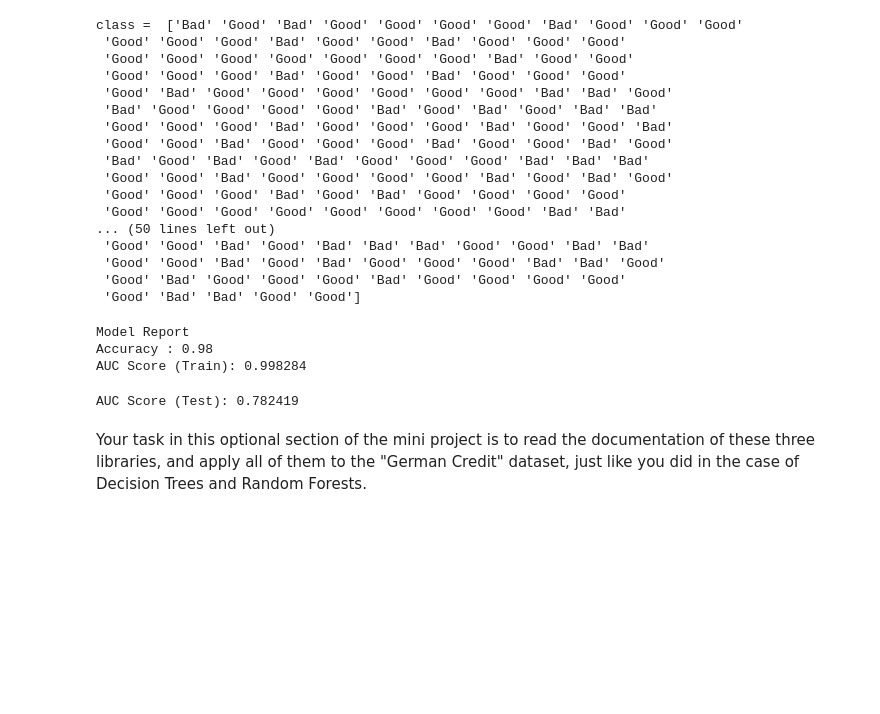
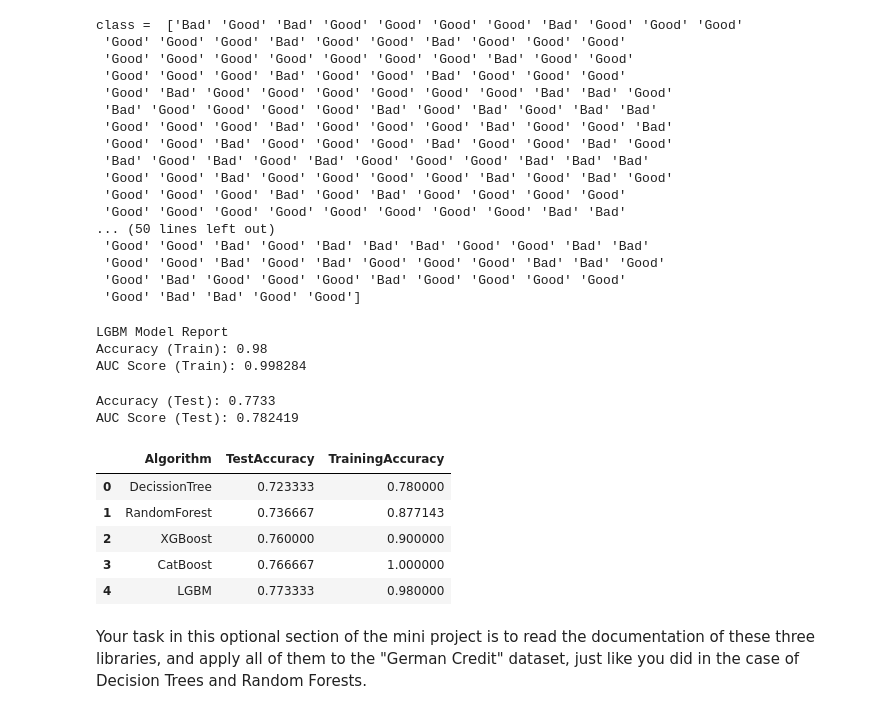
Before and after one commit to santoshgurujula/Springboard_Tasks, a Jupyter notebook: Mini_Project_Tree-Based_Algorithms.ipynb, the cells around one changed output. Saved outputs shown, nothing was run; the diff lists cells and outputs as text; code cells hidden in the pictures; blank space fills up the shorter version.

```diff
--- a/Mini_Project_Tree-Based_Algorithms.ipynb
+++ b/Mini_Project_Tree-Based_Algorithms.ipynb
@@ -676,4 +736,7 @@ class =  ['Bad' 'Good' 'Bad' 'Good' 'Good' 'Good' 'Good' 'Bad' 'Good' 'Good' 'Go
 # %%
+dtest_predictions = default_cb.predict(Xtest)
 preds_test_proba = default_cb.predict_proba(Xtest)[:,1]
+catboost_test_score =metrics.accuracy_score(ytest, dtest_predictions)
+print ("Accuracy (Test): %.4g" % catboost_test_score)
 print ("AUC Score (Test): %f" % metrics.roc_auc_score((ytest=='Good')*1, preds_test_proba))
 # %% [output]
@@ -680 +744,8 @@ print ("AUC Score (Test): %f" % metrics.roc_auc_score((ytest=='Good')*1, preds_t
 AUC Score (Test): 0.775511
+# %%
+#append catboost scores to accuracy DF
+accuracy_score_df=accuracy_score_df.append(pd.Series({"Algorithm":'CatBoost'
+                                                      ,"TestAccuracy":catboost_test_score
+                                                      ,"TrainingAccuracy":catboost_train_score})
+                         ,ignore_index = True)
+accuracy_score_df
@@ -783,18 +860,37 @@ class =  ['Bad' 'Good' 'Bad' 'Good' 'Good' 'Good' 'Good' 'Bad' 'Good' 'Good' 'Go
  'Good' 'Bad' 'Bad' 'Good' 'Good']
 # %%
 #Print model report:
-print ("\nModel Report")
-print ("Accuracy : %.4g" % metrics.accuracy_score(ytrain, preds_lgb_train_class))
+print ("\nLGBM Model Report")
+lgbm_train_score=metrics.accuracy_score(ytrain, preds_lgb_train_class)
+print ("Accuracy (Train): %.4g" % lgbm_train_score)
 print ("AUC Score (Train): %f" % metrics.roc_auc_score((ytrain=='Good')*1, preds_lgb_train_proba))
 # %% [output]
-Model Report
-Accuracy : 0.98
+LGBM Model Report
+Accuracy (Train): 0.98
 AUC Score (Train): 0.998284
 # %%
+lgbm_test_predictions = default_lgbm.predict(Xtest)
 preds_lgb_test_proba = default_lgbm.predict_proba(Xtest)[:,1]
+lgbm_test_score=metrics.accuracy_score(ytest, lgbm_test_predictions)
+print ("Accuracy (Test): %.4g" % lgbm_test_score)
 print ("AUC Score (Test): %f" % metrics.roc_auc_score((ytest=='Good')*1, preds_lgb_test_proba))
 # %% [output]
+Accuracy (Test): 0.7733
 AUC Score (Test): 0.782419
+# %%
+#append lgbm scores to accuracy DF
+accuracy_score_df=accuracy_score_df.append(pd.Series({"Algorithm":'LGBM'
+                                                      ,"TestAccuracy":lgbm_test_score
+                                                      ,"TrainingAccuracy":lgbm_train_score})
+                         ,ignore_index = True)
+accuracy_score_df
+# %% [output]
+|  | Algorithm | TestAccuracy | TrainingAccuracy |
+| 0 | DecissionTree | 0.723333 | 0.780000 |
+| 1 | RandomForest | 0.736667 | 0.877143 |
+| 2 | XGBoost | 0.760000 | 0.900000 |
+| 3 | CatBoost | 0.766667 | 1.000000 |
+| 4 | LGBM | 0.773333 | 0.980000 |
 # %% [markdown]
 Your task in this optional section of the mini project is to read the documentation of these three libraries, and apply all of them to the "German Credit" dataset, just like you did in the case of Decision Trees and Random Forests.
 # %% [markdown]
```
Also changed, not shown: parts of 28 cells of this notebook.
